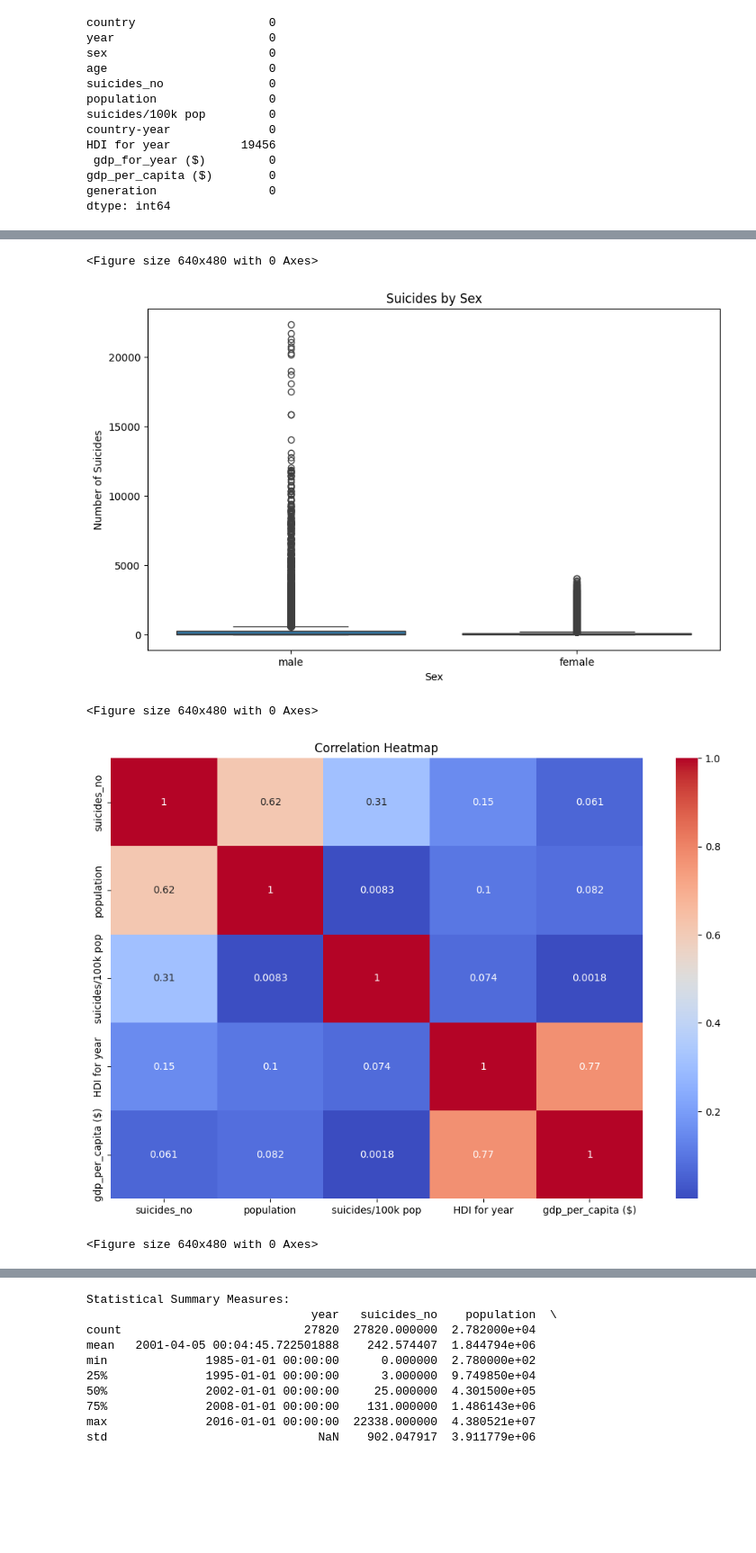
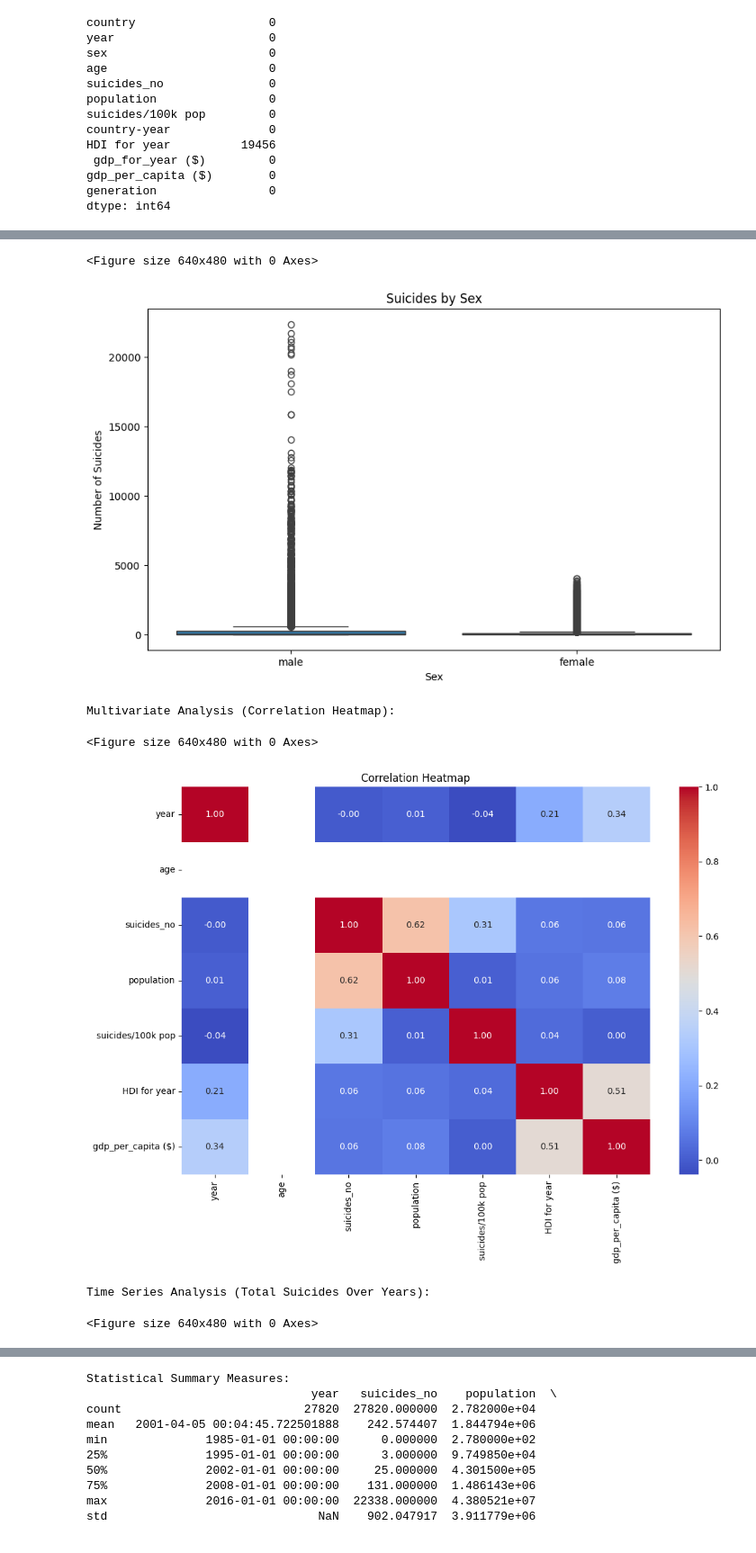
Before and after one commit to Nagaumesh/Codsoft, a Jupyter notebook: Exploratory_DA.ipynb, the cells around one changed output, grey strips where cells are left out. Shown at 90% size. Cells and saved outputs as stored; diff of their text form; code cells hidden in the pictures; blank space fills up the shorter version.

```diff
--- a/Exploratory_DA.ipynb
+++ b/Exploratory_DA.ipynb
@@ -148,16 +268,23 @@ dtype: int64
 # %%
 # Module 3: Correlation Analysis and Time Series Analysis
+import pandas as pd
+import seaborn as sns
+import matplotlib.pyplot as plt
+from statsmodels.tsa.seasonal import seasonal_decompose
+from statsmodels.graphics.tsaplots import plot_acf, plot_pacf
 
-# Univariate Analysis
+# Assuming 'data' is already loaded
+
+# 1. Univariate Analysis
 print("Univariate Analysis:")
-sns.histplot(data['suicides_no'], bins=30)
+sns.histplot(data['suicides_no'], bins=30, kde=True)
 plt.title('Distribution of Suicides')
 plt.xlabel('Number of Suicides')
 plt.ylabel('Frequency')
 plt.show()
 plt.subplots_adjust(hspace=2)  # Add space after the first graph
 
-# Bivariate Analysis
+# 2. Bivariate Analysis
 print("Bivariate Analysis:")
 plt.figure(figsize=(10, 6))
 sns.boxplot(x='sex', y='suicides_no', data=data)
@@ -167,45 +294,55 @@ plt.ylabel('Number of Suicides')
 plt.show()
 plt.subplots_adjust(hspace=2)  # Add space after the second graph
 
-# Multivariate Analysis
+# 3. Multivariate Analysis: Correlation Heatmap
+print("Multivariate Analysis (Correlation Heatmap):")
 plt.figure(figsize=(12, 8))
 correlation_matrix = data.select_dtypes(include=['float64', 'int64']).corr()
-sns.heatmap(correlation_matrix, annot=True, cmap='coolwarm')
+sns.heatmap(correlation_matrix, annot=True, cmap='coolwarm', fmt='.2f')
 plt.title('Correlation Heatmap')
 plt.show()
 plt.subplots_adjust(hspace=2)  # Add space after the heatmap
 
-# Time Series Analysis
-# Convert 'year' to datetime (assuming it's the time variable)
+# 4. Time Series Analysis
+# Convert 'year' to datetime if not already converted
 data['year'] = pd.to_datetime(data['year'], format='%Y', errors='coerce')
 
 # Group by year and calculate total suicides
 time_series_data = data.groupby(data['year'].dt.year)['suicides_no'].sum().reset_index()
-time_series_data['year'] = pd.to_datetime(time_series_data['year'], format='%Y')  # Convert back to datetime
+time_series_data['year'] = pd.to_datetime(time_series_data['year'], format='%Y')
+time_series_data.set_index('year', inplace=True)
 
 # Visualizing Time Series
+print("Time Series Analysis (Total Suicides Over Years):")
 plt.figure(figsize=(12, 6))
-plt.plot(time_series_data['year'], time_series_data['suicides_no'], marker='o')
+plt.plot(time_series_data['suicides_no'], marker='o')
 plt.title('Total Suicides Over Years')
 plt.xlabel('Year')
 plt.ylabel('Total Suicides')
 plt.xticks(rotation=45)
-plt.grid()
+plt.grid(True)
 plt.show()
 plt.subplots_adjust(hspace=2)  # Add space after the time series plot
 
-# Resampling Time Series (e.g., every 5 years)
-time_series_data.set_index('year', inplace=True)
-resampled_data = time_series_data.resample('5Y').sum()
+# Time Series Decomposition
+print("Seasonal Decomposition:")
+decomposition = seasonal_decompose(time_series_data['suicides_no'], model='additive', period=1)
 
-# Visualizing Resampled Time Series
-plt.figure(figsize=(12, 6))
-plt.plot(resampled_data.index.year, resampled_data['suicides_no'], marker='o', color='orange')
-plt.title('Total Suicides Resampled Every 5 Years')
+# Plot seasonal decomposition
+fig, (ax1, ax2, ax3, ax4) = plt.subplots(4, 1, figsize=(10, 8), sharex=True)
+decomposition.observed.plot(ax=ax1, title='Observed')
+decomposition.trend.plot(ax=ax2, title='Trend')
+decomposition.seasonal.plot(ax=ax3, title='Seasonal')
+decomposition.resid.plot(ax=ax4, title='Residual')
 plt.xlabel('Year')
-plt.ylabel('Total Suicides')
-plt.xticks(rotation=45)
-plt.grid()
+plt.tight_layout()
 plt.show()
+
+# Autocorrelation and Partial Autocorrelation
+print("Autocorrelation and Partial Autocorrelation:")
+fig, (ax_acf, ax_pacf) = plt.subplots(1, 2, figsize=(12, 5))
+plot_acf(time_series_data['suicides_no'].dropna(), ax=ax_acf, title="Autocorrelation")
+plot_pacf(time_series_data['suicides_no'].dropna(), ax=ax_pacf, title="Partial Autocorrelation")
+plt.show()
 # %% [output]
 Univariate Analysis:
@@ -213,7 +350,9 @@ Univariate Analysis:
 Bivariate Analysis:
 <Figure size 640x480 with 0 Axes>
 [figure]
-<Figure size 640x480 with 0 Axes>
+Multivariate Analysis (Correlation Heatmap):
+<Figure size 640x480 with 0 Axes>
-[figure, old version]
+[figure, new version]
-<Figure size 640x480 with 0 Axes>
+Time Series Analysis (Total Suicides Over Years):
+<Figure size 640x480 with 0 Axes>
 [figure]
```
Also changed, not shown: parts of 10 cells of this notebook.
